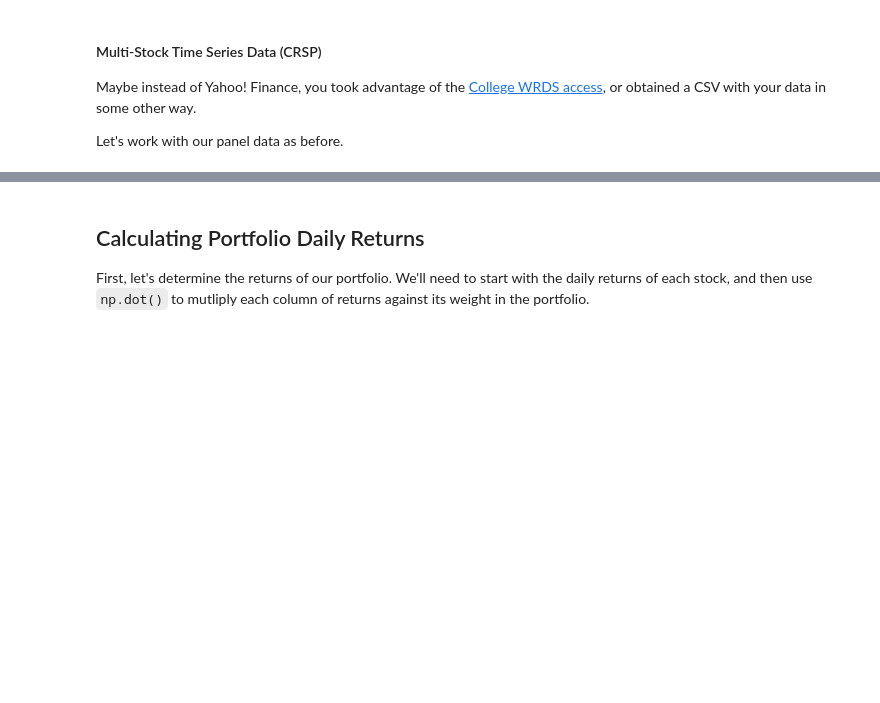
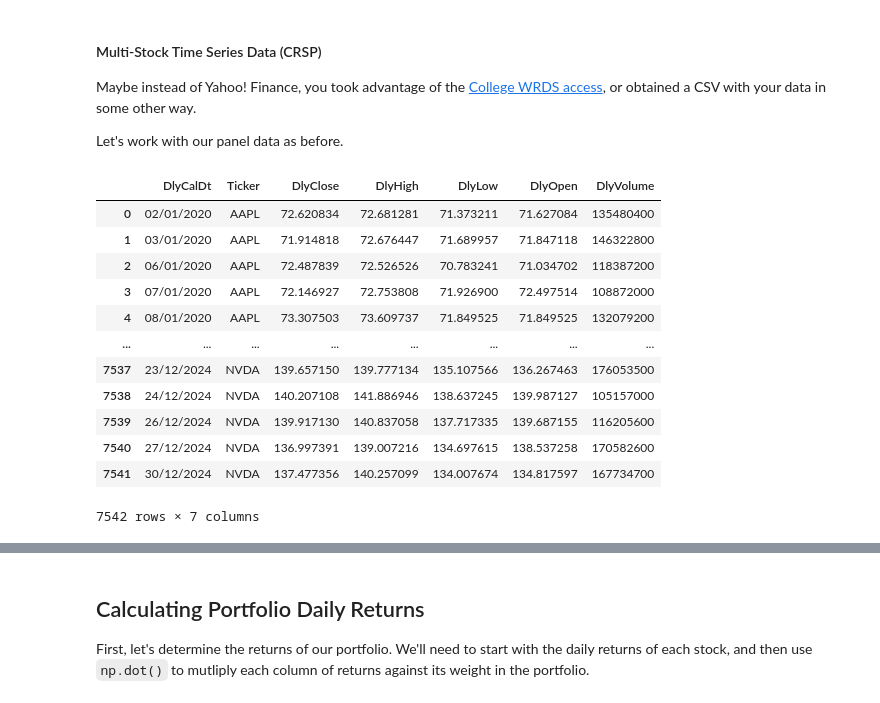
Before and after one commit to Imperial-Business-School/python-for-finance-thanachotep, a Jupyter notebook: 11. Portfolios.ipynb, the cells around one changed output, grey strips where cells are left out. Cells and saved outputs as stored; diff of their text form; code cells hidden in the pictures; blank space fills up the shorter version.

```diff
--- a/11. Portfolios.ipynb
+++ b/11. Portfolios.ipynb
@@ -46,3 +76,20 @@ Try it out in the code cell below:
 Maybe instead of Yahoo! Finance, you took advantage of the [College WRDS access](https://www.imperial.ac.uk/admin-services/library/subject-support/business/crsp/), or obtained a CSV with your data in some other way.
 
 Let's work with our panel data as before.
+# %%
+df = pd.read_csv("data/top_six_2020_2025.csv", dayfirst=True)
+df
+# %% [output]
+|  | DlyCalDt | Ticker | DlyClose | DlyHigh | DlyLow | DlyOpen | DlyVolume |
+| 0 | 02/01/2020 | AAPL | 72.620834 | 72.681281 | 71.373211 | 71.627084 | 135480400 |
+| 1 | 03/01/2020 | AAPL | 71.914818 | 72.676447 | 71.689957 | 71.847118 | 146322800 |
+| 2 | 06/01/2020 | AAPL | 72.487839 | 72.526526 | 70.783241 | 71.034702 | 118387200 |
+| 3 | 07/01/2020 | AAPL | 72.146927 | 72.753808 | 71.926900 | 72.497514 | 108872000 |
+| 4 | 08/01/2020 | AAPL | 73.307503 | 73.609737 | 71.849525 | 71.849525 | 132079200 |
+| ... | ... | ... | ... | ... | ... | ... | ... |
+| 7537 | 23/12/2024 | NVDA | 139.657150 | 139.777134 | 135.107566 | 136.267463 | 176053500 |
+| 7538 | 24/12/2024 | NVDA | 140.207108 | 141.886946 | 138.637245 | 139.987127 | 105157000 |
+| 7539 | 26/12/2024 | NVDA | 139.917130 | 140.837058 | 137.717335 | 139.687155 | 116205600 |
+| 7540 | 27/12/2024 | NVDA | 136.997391 | 139.007216 | 134.697615 | 138.537258 | 170582600 |
+| 7541 | 30/12/2024 | NVDA | 137.477356 | 140.257099 | 134.007674 | 134.817597 | 167734700 |
+7542 rows × 7 columns
```
Also changed, not shown: parts of 8 cells of this notebook, 1 other file.
